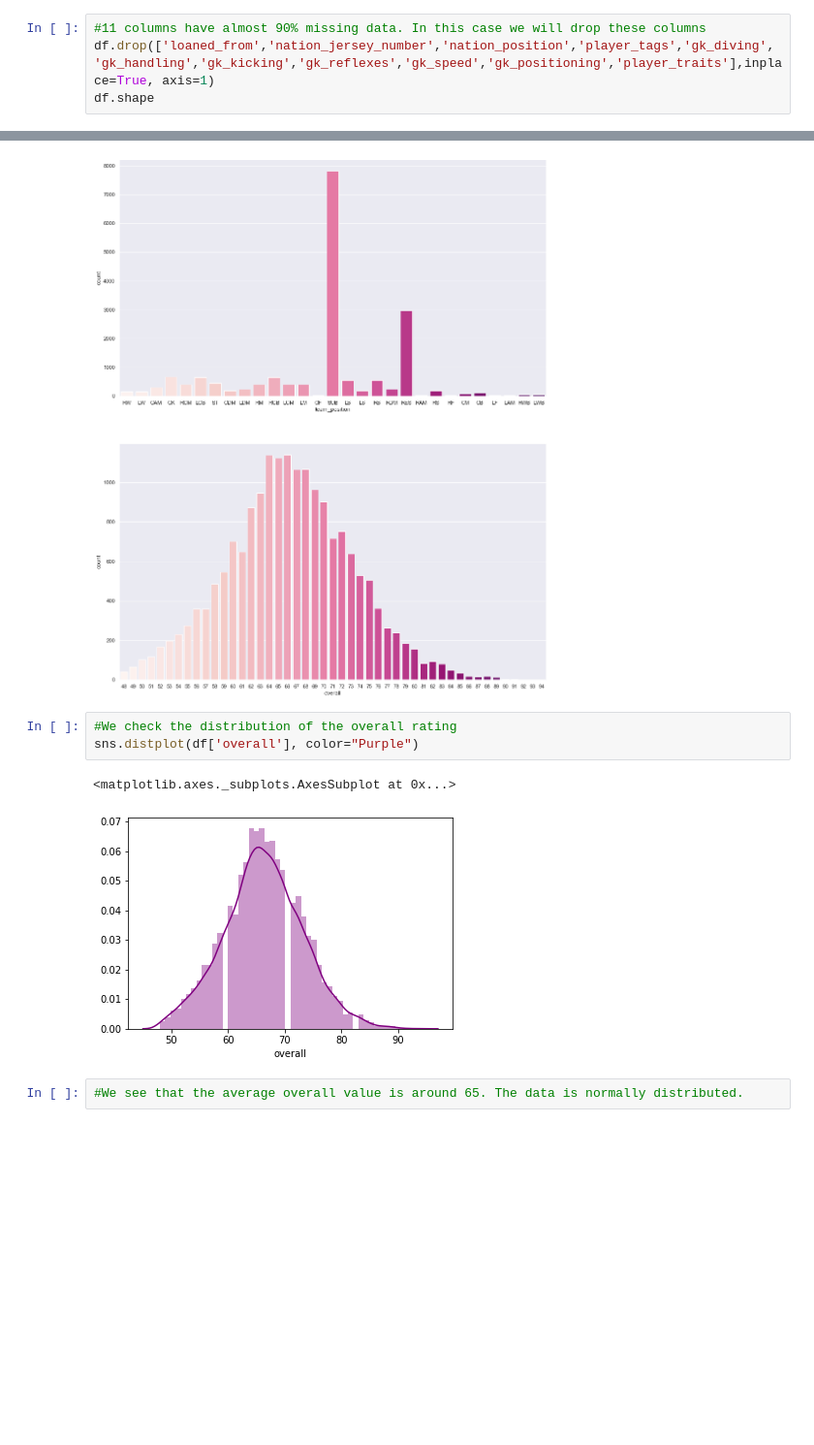
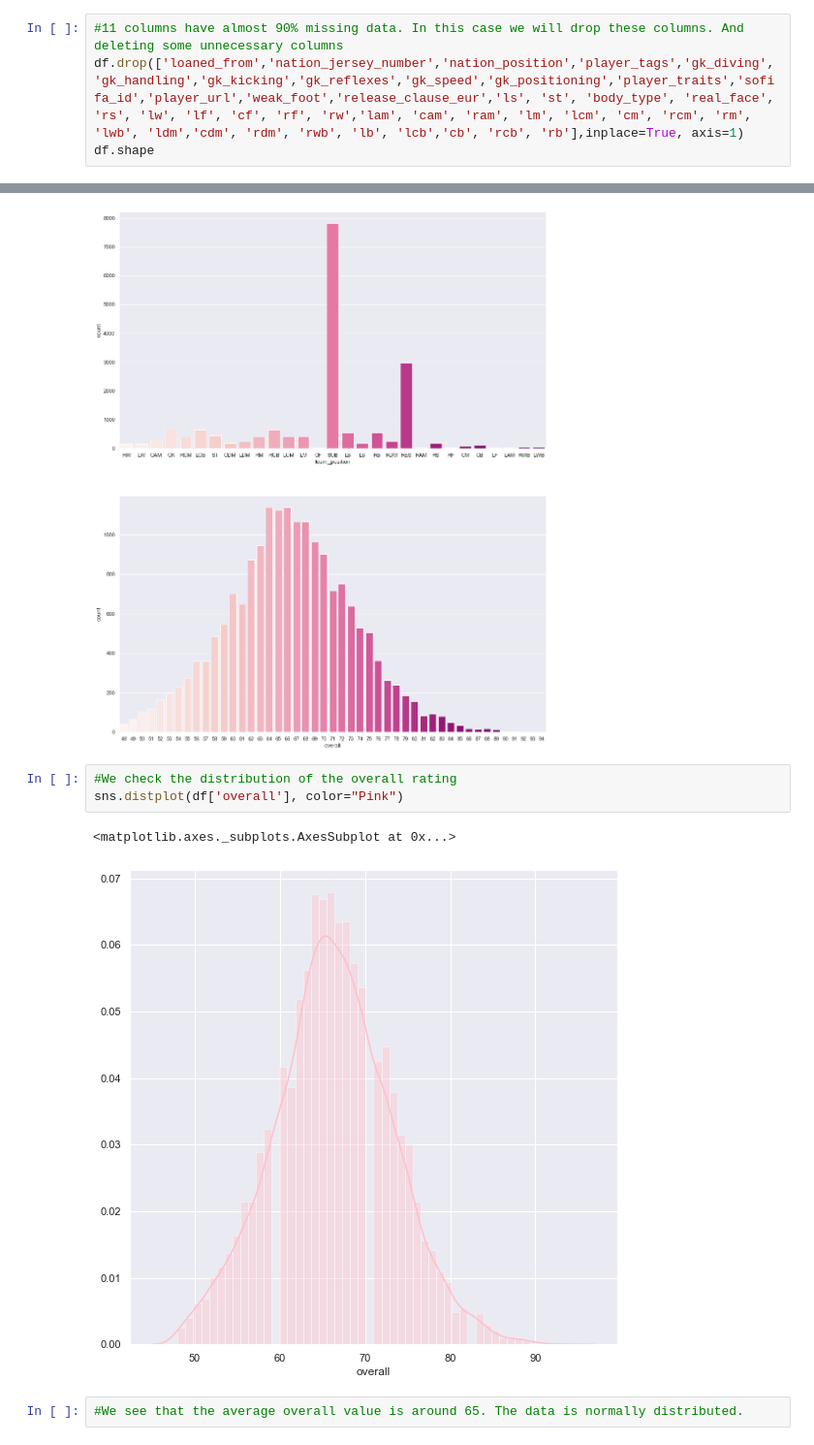
Before and after one commit to Arunima1992/Fifa20, a Jupyter notebook: Fifa20_Analysis.ipynb, the cells around one changed output, grey strips where cells are left out. Shown at 97% size. Drawn from its saved outputs; the diff is of its cells as text; blank space fills up the shorter version.

```diff
--- a/Fifa20_Analysis.ipynb
+++ b/Fifa20_Analysis.ipynb
@@ -57,7 +57,7 @@ lw                       2036
 passing                  2036
 dtype: int64
 # %%
-#11 columns have almost 90% missing data. In this case we will drop these columns
-df.drop(['loaned_from','nation_jersey_number','nation_position','player_tags','gk_diving','gk_handling','gk_kicking','gk_reflexes','gk_speed','gk_positioning','player_traits'],inplace=True, axis=1)
+#11 columns have almost 90% missing data. In this case we will drop these columns. And deleting some unnecessary columns
+df.drop(['loaned_from','nation_jersey_number','nation_position','player_tags','gk_diving','gk_handling','gk_kicking','gk_reflexes','gk_speed','gk_positioning','player_traits','sofifa_id','player_url','weak_foot','release_clause_eur','ls', 'st', 'body_type', 'real_face', 'rs', 'lw', 'lf', 'cf', 'rf', 'rw','lam', 'cam', 'ram', 'lm', 'lcm', 'cm', 'rcm', 'rm', 'lwb', 'ldm','cdm', 'rdm', 'rwb', 'lb', 'lcb','cb', 'rcb', 'rb'],inplace=True, axis=1)
 df.shape
 # %% [output]
@@ -145,10 +145,10 @@ sns.countplot(df['overall'], palette="RdPu",ax=axs[1])
 [figure]
 # %%
 #We check the distribution of the overall rating
-sns.distplot(df['overall'], color="Purple")
+sns.distplot(df['overall'], color="Pink")
 # %% [output]
 <matplotlib.axes._subplots.AxesSubplot at 0x...>
-[figure, old version]
+[figure, new version]
 # %%
 #We see that the average overall value is around 65. The data is normally distributed.
 # %%
```
Also changed, not shown: parts of 9 cells of this notebook.
